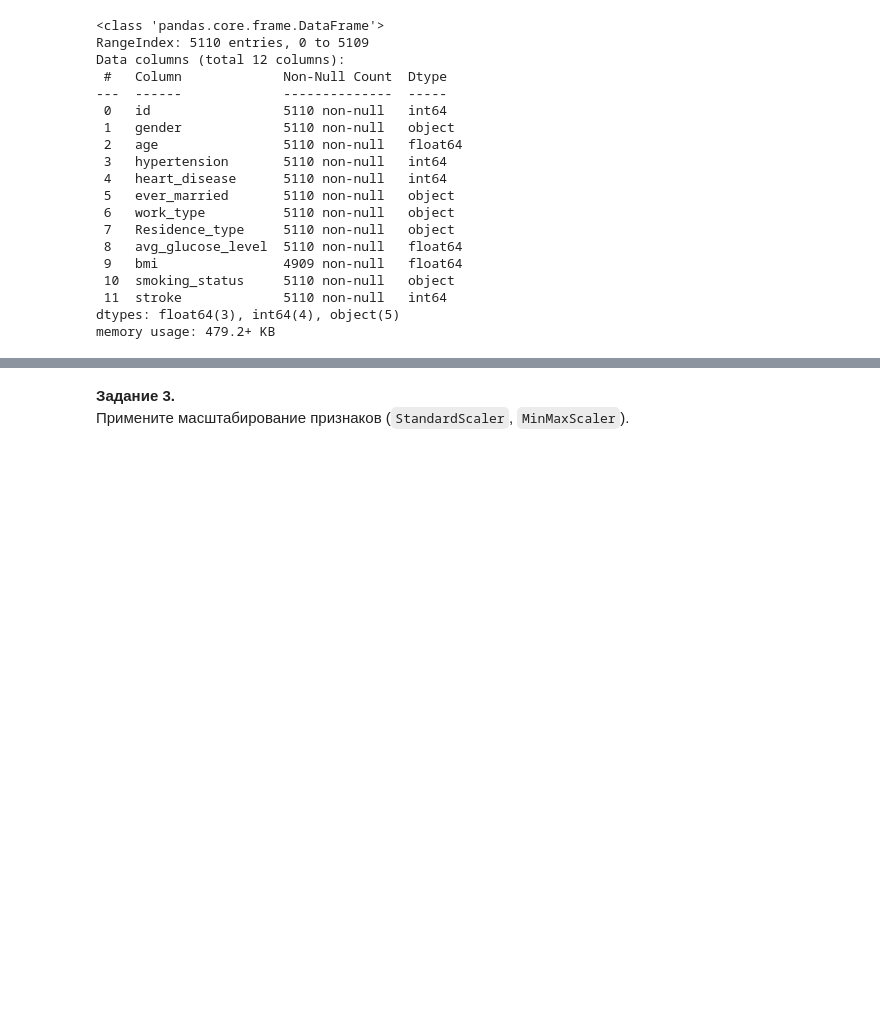
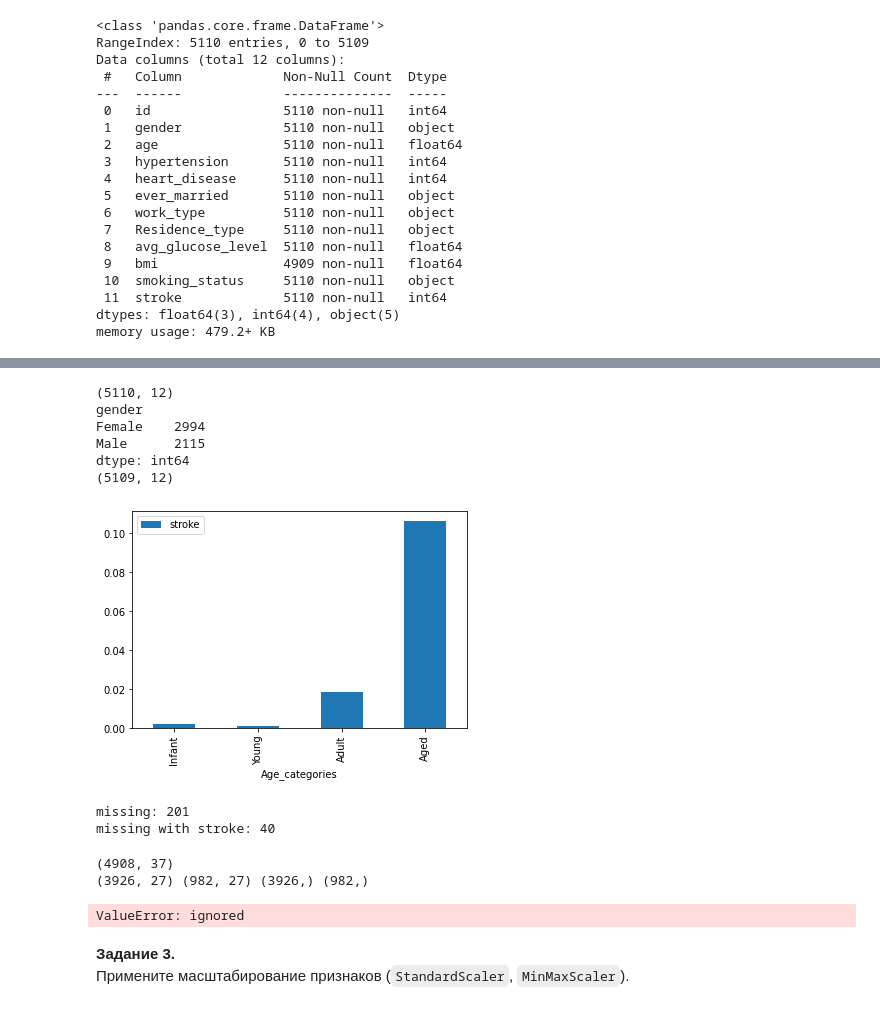
Before and after one commit to Loinen/ml_labs, a Jupyter notebook: ml_stroke_prediction.ipynb, the cells around one changed output, grey strips where cells are left out. Cells and saved outputs as stored; diff of their text form; code cells hidden in the pictures; blank space fills up the shorter version.

```diff
--- a/ml_stroke_prediction.ipynb
+++ b/ml_stroke_prediction.ipynb
@@ -121,11 +153,29 @@ Length: 418, dtype: int64
 # %%
+# Удалим лишнего пациента с "другим" полом
+print(dataset.shape)
+dataset = dataset.drop(np.where(dataset['gender'] == "Other")[0])
+print(dataset.value_counts("gender"))
+print(dataset.shape)
 
+# Преобразуем возраст в категориальный признак.
 def process_age(df, cut_points, label_names):
-    df['Age'] = df['Age'].replace(np.NaN, -0.5) #fillna
-    df['Age_categories'] = pd.cut(df['Age'], bins=cut_points, labels=label_names)
+    df['age'] = df['age'].replace(np.NaN, -0.5) #fillna
+    df['Age_categories'] = pd.cut(df['age'], bins=cut_points, labels=label_names)
     return df
 
-cut_points = [-1, 0, 5, 12, 18, 35, 60, 100]
-label_names = ["Missing", "Infant", "Child", "Teenager", "Young_Adult", "Adult", "Senior"]
-train = process_age(train, cut_points, label_names)
-test = process_age(test, cut_points, label_names)
+# Нас в основном интересуют пациенты с возрастом от 35-55 до 80.
+cut_points = [-1, 0, 18, 35, 50, 100]
+label_names = ["Missing", "Infant", "Young", "Adult", "Aged"]
+dataset = process_age(dataset, cut_points, label_names)
+
+age_cat_pivot = dataset.pivot_table(index="Age_categories",values="stroke")
+age_cat_pivot.plot.bar()
+plt.show()
+# %% [output]
+(5110, 12)
+gender
+Female    2994
+Male      2115
+dtype: int64
+(5109, 12)
+[figure, added]
@@ -149,3 +202,41 @@ test = create_dummies(test, "Age_categories")
+# %%
+miss_bmi = dataset[dataset.bmi.isna()]
+print("missing:", len(miss_bmi))
+print("missing with stroke:", len(miss_bmi[miss_bmi.stroke == 1]) )
+# в наборе данных у 40 из 249 пациентов с инсультом неизвестен ИМТ
+# %% [output]
+missing: 201
+missing with stroke: 40
+# %%
+# пробуем предсказать имт, вместо медианы\среднего
+data = dataset.copy()
+data = data[~data.bmi.isna()]
+print(data.shape)
+
+y = data['bmi']
+data = data.drop(['id', 'bmi', "hypertension", "heart_disease", "Residence_type",
+                  "ever_married", "gender", "smoking_status", "work_type", "Age_categories"], axis = 1)
+
+data
+
+x_train, x_test, y_train, y_test = train_test_split(data, y, train_size=0.8, random_state=42)
+print(x_train.shape, x_test.shape, y_train.shape, y_test.shape)
+
+model = LogisticRegression(random_state=42)
+model.fit(x_train, y_train)
+
+print('Весовые коэффициенты:', model.coef_)
+print('\nСтепень уверенности модели:', model.predict_proba(x_test[:10])[:,1])
+
+y_pred = model.predict(x_test)
+y_real = y_test[:10]
+
+print('\nПредсказанные значения:', list(y_pred[:10]))
+print('Истинные значения:     ', list(y_real))
+# %% [output]
+(4908, 37)
+(3926, 27) (982, 27) (3926,) (982,)
+ValueError: ignored
 # %% [markdown]
 __Задание 3.__
 Примените масштабирование признаков (`StandardScaler`, `MinMaxScaler`).
```
Also changed, not shown: parts of 20 cells of this notebook.
